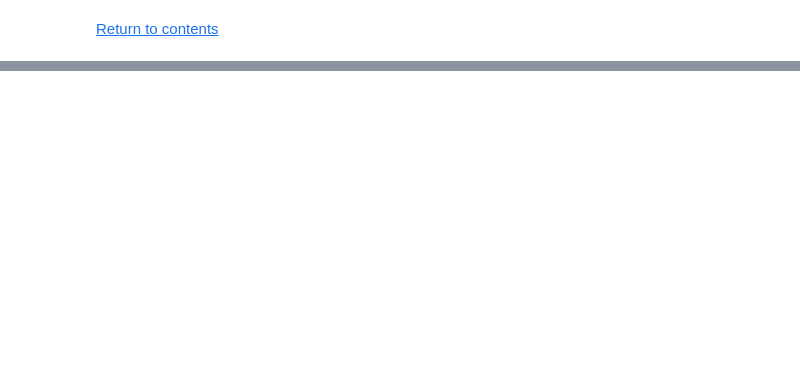
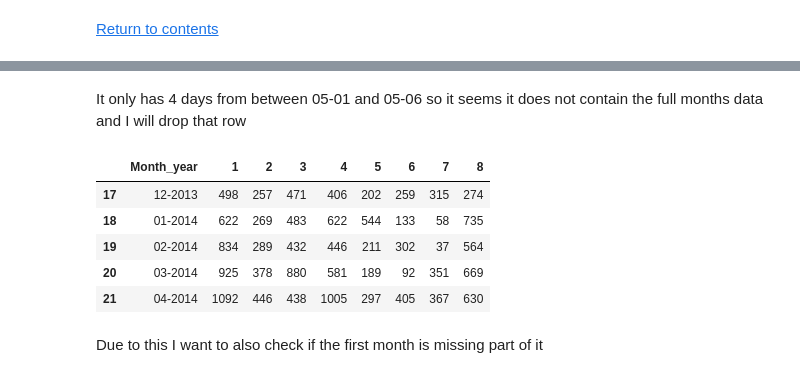
Before and after one commit to lraichik/dsc-mod-3-project-online-ds-ft-051319, a Jupyter notebook: Levi Raichik Mod 3 Project.ipynb, the cells around one changed output, grey strips where cells are left out. Drawn from its saved outputs; the diff is of its cells as text; code cells hidden in the pictures; blank space fills up the shorter version.

```diff
--- a/Levi Raichik Mod 3 Project.ipynb
+++ b/Levi Raichik Mod 3 Project.ipynb
@@ -953,0 +1136,12 @@ c.execute('''select name from sqlite_master where type = 'table';''').fetchall()
+# %%
+catmonyr = {}
+for month in mon_yr:
+    catmonyr[month] = catdf.loc[catdf.month_year == month]
+# %%
+catsdict = {}
+for cat in cats:
+    catsdict[cat] = catdf.loc[catdf.CategoryId == cat]
+    catmonyr = {}
+    for month in mon_yr:
+        catmonyr[month] = catsdict[cat].loc[catdf.month_year == month].Quantity.sum()
+    monyrdf[cat] = catmonyr.values()
@@ -953,0 +1178,15 @@ c.execute('''select name from sqlite_master where type = 'table';''').fetchall()
+# %% [markdown]
+It only has 4 days from between 05-01 and 05-06 so it seems it does not contain the full months data and I will drop that row
+# %%
+monyrdf.drop(22, inplace=True)
+# %%
+monyrdf.tail()
+# %% [output]
+|  | Month_year | 1 | 2 | 3 | 4 | 5 | 6 | 7 | 8 |
+| 17 | 12-2013 | 498 | 257 | 471 | 406 | 202 | 259 | 315 | 274 |
+| 18 | 01-2014 | 622 | 269 | 483 | 622 | 544 | 133 | 58 | 735 |
+| 19 | 02-2014 | 834 | 289 | 432 | 446 | 211 | 302 | 37 | 564 |
+| 20 | 03-2014 | 925 | 378 | 880 | 581 | 189 | 92 | 351 | 669 |
+| 21 | 04-2014 | 1092 | 446 | 438 | 1005 | 297 | 405 | 367 | 630 |
+# %% [markdown]
+Due to this I want to also check if the first month is missing part of it
```
Also changed, not shown: parts of 101 cells of this notebook, 1 other file.
